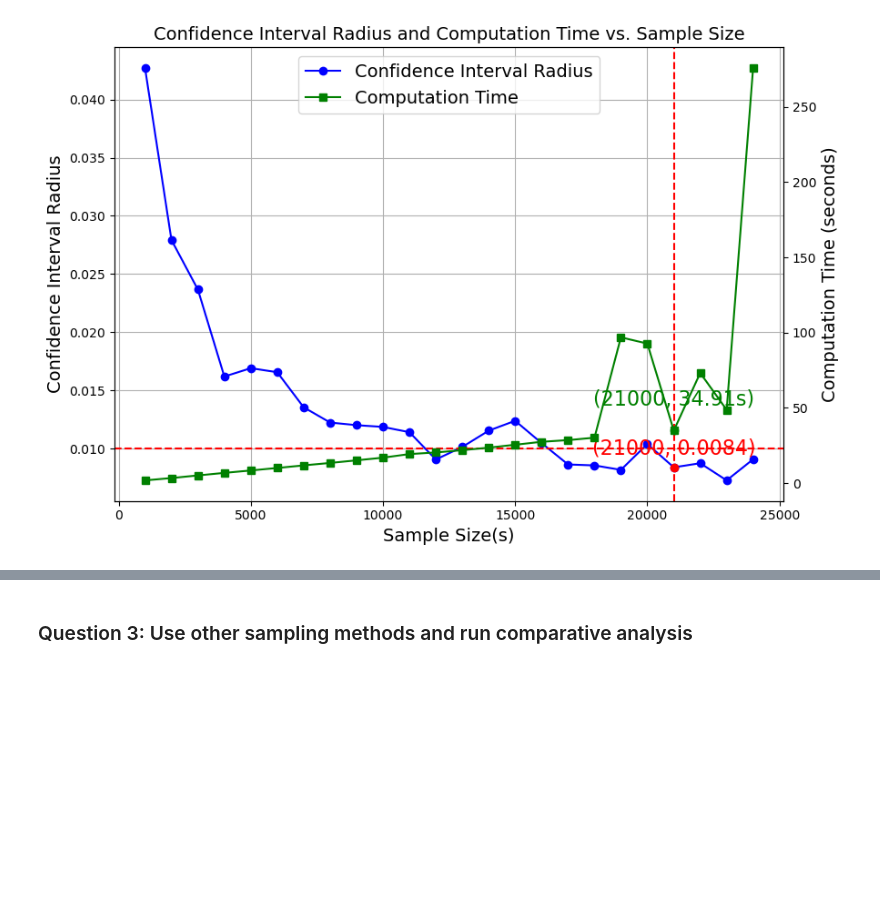
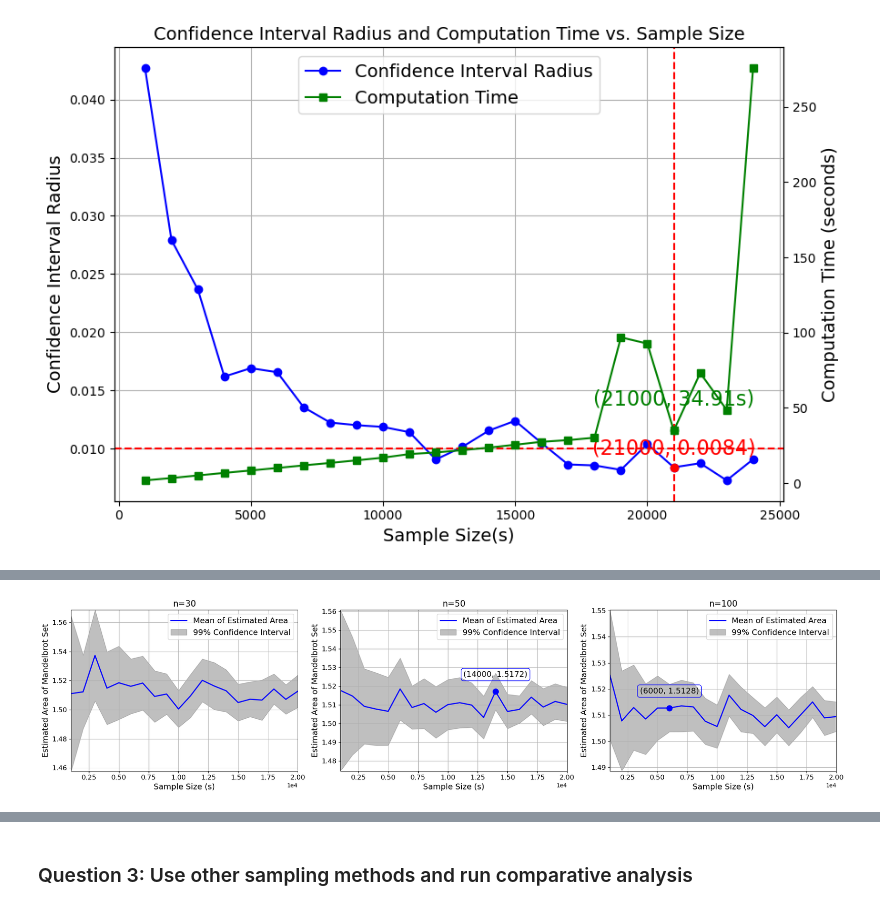
Before and after one commit to Ly-MX15/Stochastic_simulation, a Jupyter notebook: Mandelbrot_Visualisation3.3.ipynb, the cells around one changed output, grey strips where cells are left out. Cells and saved outputs as stored; diff of their text form; code cells hidden in the pictures; blank space fills up the shorter version.

```diff
--- a/Mandelbrot_Visualisation3.3.ipynb
+++ b/Mandelbrot_Visualisation3.3.ipynb
@@ -814 +765,80 @@ plt.show()
+# %%
+# Define the function to find the minimum sample size where the confidence interval is below the threshold
+def find_min_confidence_interval_mean(sample_sizes, conf_intervals, mean_areas, threshold=0.001):
+    valid_indices = np.where(conf_intervals < threshold)[0]
+    if valid_indices.size == 0:
+        return None, None  # Return None if no valid index found
+    # Find the first occurrence where all subsequent conf_intervals are below the threshold
+    for idx in valid_indices:
+        if all(conf_intervals[idx:] < threshold):
+            return sample_sizes[idx], mean_areas[idx]
+    return None, None
+
+# Define the function to mark the points on the plot
+def mark_point(ax, x, y, color='r', text_offset=(0, 0)):
+    ax.plot(x, y, 'o', color=color, markersize=10)
+    ax.annotate(f'({x}, {y:.4f})',
+                xy=(x, y),
+                xytext=text_offset,
+                textcoords="offset points",
+                fontsize=14,
+                ha='center',
+                va='center',
+                bbox=dict(boxstyle="round,pad=0.3", edgecolor=color, facecolor='none'))
+
+# Setting up the plot for 1x3 subplots
+fig, axs = plt.subplots(1, 3, figsize=(20, 5))
+
+# We'll store the axis objects in a dictionary for easy access
+axes_dict = {n: ax for n, ax in zip(n_values, axs)}
+
+# Define thresholds
+thresholds = 0.01
+
+# Plot for different values of n using the pre-calculated results
+for n_val, ax in axes_dict.items():
+    # Retrieve pre-calculated data
+    conf_intervals = results_dict[n_val]['conf_intervals']
+    mean_areas = results_dict[n_val]['mean_areas']
+    times = results_dict[n_val]['times']  # not used in plotting
+
+    ax.plot(sample_sizes, mean_areas, label='Mean of Estimated Area', color='blue', linewidth=2)
+    ax.fill_between(sample_sizes, mean_areas - conf_intervals,
+                    mean_areas + conf_intervals, color='gray', alpha=0.5,
+                    label='99% Confidence Interval')
+
+    # Plot the confidence intervals and annotate the mean for each sampling method
+
+    min_s, min_mean = find_min_confidence_interval_mean(sample_sizes, conf_intervals, mean_areas, threshold)
+
+    # Check if the points were found and then annotate them on the plot
+    if min_s is not None:
+        threshold_label = f'Threshold {threshold}'
+        mark_point(ax, min_s, min_mean, color='blue', text_offset=(0, 30))
+
+    # Set chart title and labels with specified font sizes
+    ax.set_title(f'n={n_val}', fontsize=15)
+    ax.set_xlabel('Sample Size (s)', fontsize=14)
+    ax.set_ylabel('Estimated Area of Mandelbrot Set', fontsize=14)
+
+    # Specify font sizes for legend and grid
+    ax.legend(loc='upper right', fontsize=14)
+    ax.grid(True)
+
+    # Set the x and y axis limits
+    ax.set_xlim(left=sample_sizes[0], right=sample_sizes[-1])
+    ax.set_ylim(bottom=np.min(mean_areas - conf_intervals), top=np.max(mean_areas + conf_intervals))
+
+    # Set the x-axis to use a scientific notation
+    ax.ticklabel_format(style='sci', axis='x', scilimits=(0,0))
+
+    # Customize the tick labels font size
+    ax.tick_params(axis='x', labelsize=12)  # Smaller font size for x-ticks
+    ax.tick_params(axis='y', labelsize=12)
+
+plt.tight_layout()
+plt.savefig("2.9_mean_value_and_confidence_intervals_1x4_sci_separated.jpg", dpi=300)
+plt.show()
+# %% [output]
+[figure, added]
 # %%
```
Also changed, not shown: parts of 13 cells of this notebook.
